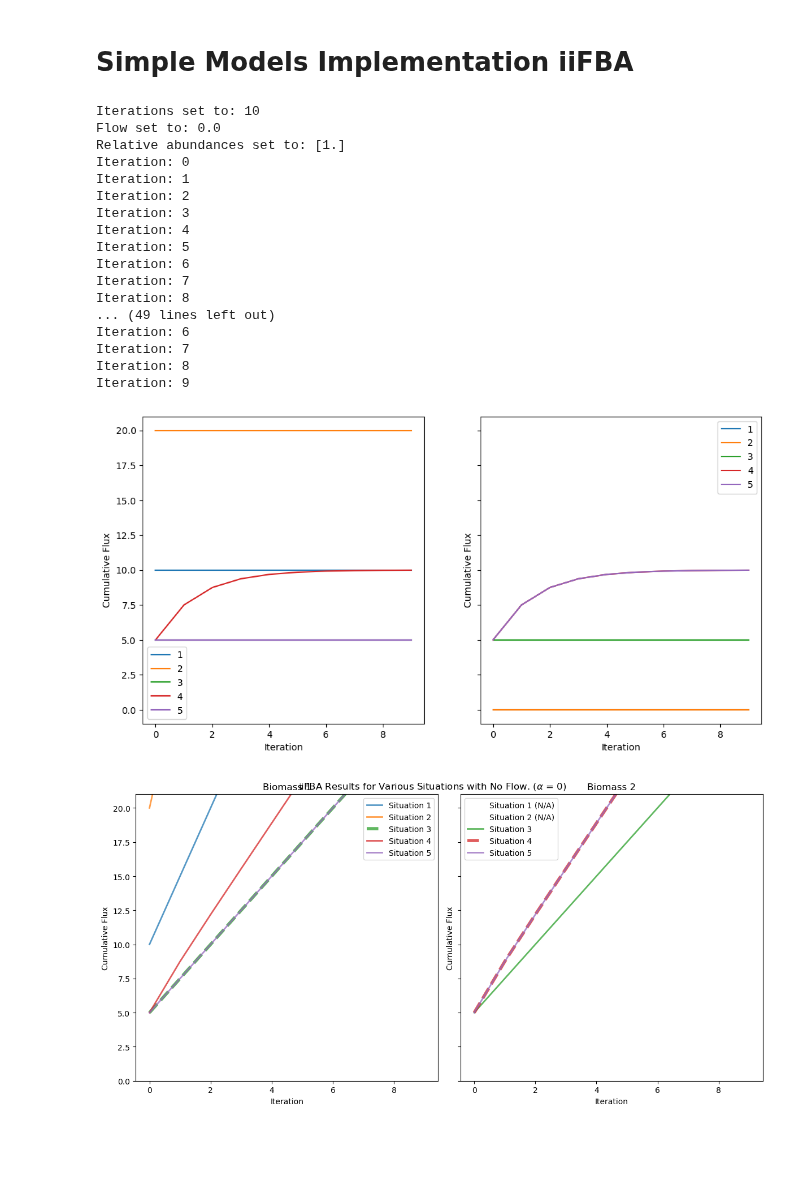
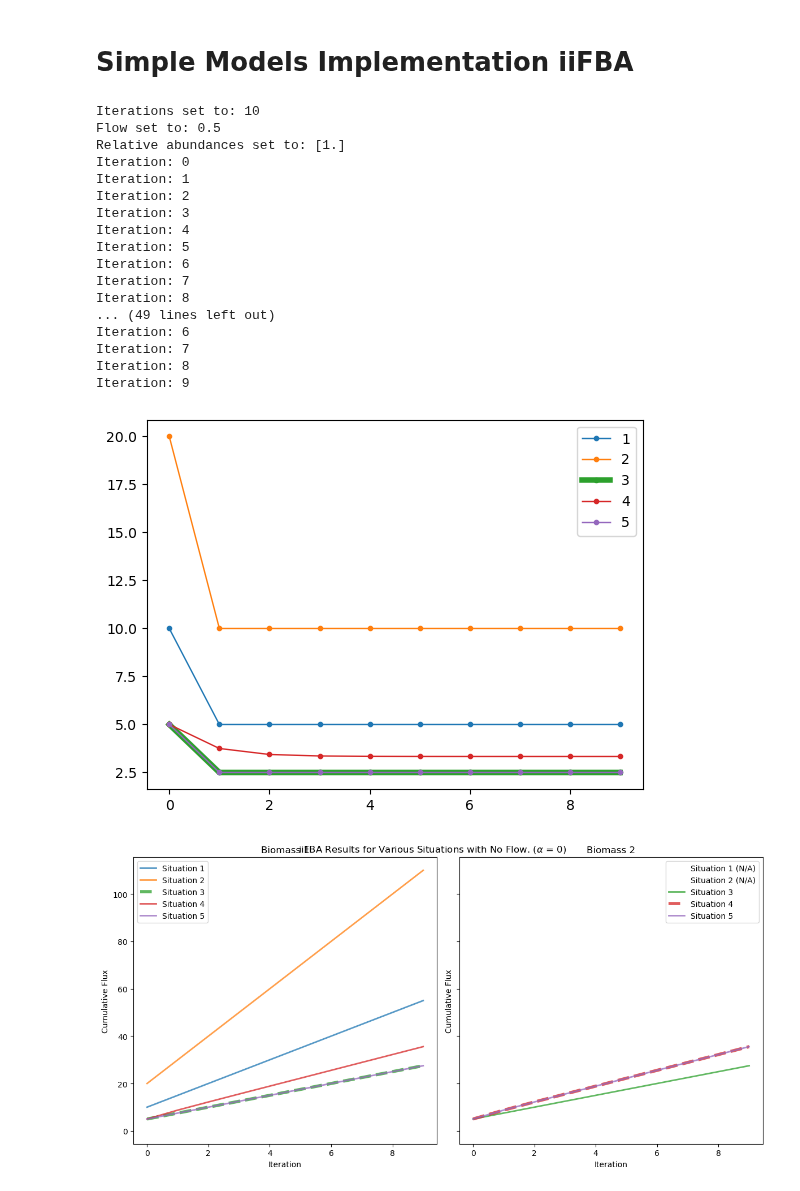
Before and after one commit to m-3-lab/iiFBA, a Jupyter notebook: Examples/simple_iiFBA_usage.ipynb, the cells around one changed output. Cells and saved outputs as stored; diff of their text form; code cells hidden in the pictures; blank space fills up the shorter version.

```diff
--- a/Examples/simple_iiFBA_usage.ipynb
+++ b/Examples/simple_iiFBA_usage.ipynb
@@ -20,48 +57,52 @@ If alpha zero, no insight to interaction unless there is cross-feeding, in which
 # %%
 import iifba
 from iifba.utils import load_simple_models
 import matplotlib.pyplot as plt
+import numpy as np
 
-fig, (ax1, ax2) = plt.subplots(1, 2, figsize=(12, 6), sharey=True)
+#fig, (ax1, ax2) = plt.subplots(1, 2, figsize=(12, 6), sharey=True)
 for sit_idx in range(1,6):
-    models, media = load_simple_models(sit_idx)
+	models, media = load_simple_models(sit_idx)
 
-    f, F = iifba.iipfba(models, media, rel_abund="equal", iters=10, flow=0) # defualt values
+	f, F = iifba.iipfba(models, media, rel_abund="equal", iters=10, flow=0.5) # defualt values
 
-    biomass_id = "exchangeBio1"
-    ax1 = iifba.iifba_vis(F.loc[0,:][biomass_id], ax=ax1, line_lab=sit_idx)
-    if sit_idx > 2:
-        biomass_id = "exchangeBio2"
-        ax2 = iifba.iifba_vis(F.loc[1,:][biomass_id], ax=ax2, line_lab=sit_idx)
-    else:
-        ax2 = iifba.iifba_vis(np.zeros(10), ax=ax2, line_lab=sit_idx)
+	biomass_id = "exchangeBio1"
+	# ax1 = iifba.iifba_vis(F.loc[0,:][biomass_id], ax=ax1, line_lab=sit_idx)
+	# if sit_idx > 2:
+	# 	biomass_id = "exchangeBio2"
+	# 	ax2 = iifba.iifba_vis(F.loc[1,:][biomass_id], ax=ax2, line_lab=sit_idx)
+	# else:
+	# 	ax2 = iifba.iifba_vis(np.zeros(10), ax=ax2, line_lab=sit_idx)
+	lw= 1 if sit_idx != 3 else 4
+	plt.plot(F.loc[0,:][biomass_id], label=sit_idx, marker='o', markersize=3, linewidth=lw)
+	plt.legend()
 # %% [output]
 Iterations set to: 10
-Flow set to: 0.0
+Flow set to: 0.5
 Relative abundances set to: [1.]
 Iteration: 0
 Iteration: 1
 Iteration: 2
 Iteration: 3
 Iteration: 4
 Iteration: 5
 Iteration: 6
 Iteration: 7
 Iteration: 8
 ... (49 lines left out)
 Iteration: 6
 Iteration: 7
 Iteration: 8
 Iteration: 9
-[figure, old version]
+[figure, new version]
 # %%
 from IPython.display import display
 for line in ax1.get_lines():
-    line.set_alpha(0.75)  # Set transparency for all lines in ax1
-    line.set_lw(2)
+	line.set_alpha(0.75)  # Set transparency for all lines in ax1
+	line.set_lw(2)
 for line in ax2.get_lines():
-    line.set_alpha(0.75)  # Set transparency for all lines in ax1
-    line.set_lw(2)
+	line.set_alpha(0.75)  # Set transparency for all lines in ax1
+	line.set_lw(2)
 
 ax1.get_lines()[2].set_lw(4)
 ax2.get_lines()[3].set_lw(4)
@@ -84,12 +125,9 @@ legend2 = ax2.get_legend()
 ax1.set_title("Biomass 1")
 ax2.set_title("Biomass 2")
 
-ax1.set_ylim(0, 21)
 
 fig.tight_layout()
 fig.suptitle(r"iiFBA Results for Various Situations with No Flow. ($\alpha$ = 0)")
 display(fig)
-# or alternatively, you can still use plt.show()
-# plt.show()
 # %% [output]
-[figure, old version]
+[figure, new version]
```
Also changed, not shown: parts of 8 cells of this notebook, 6 other files.
